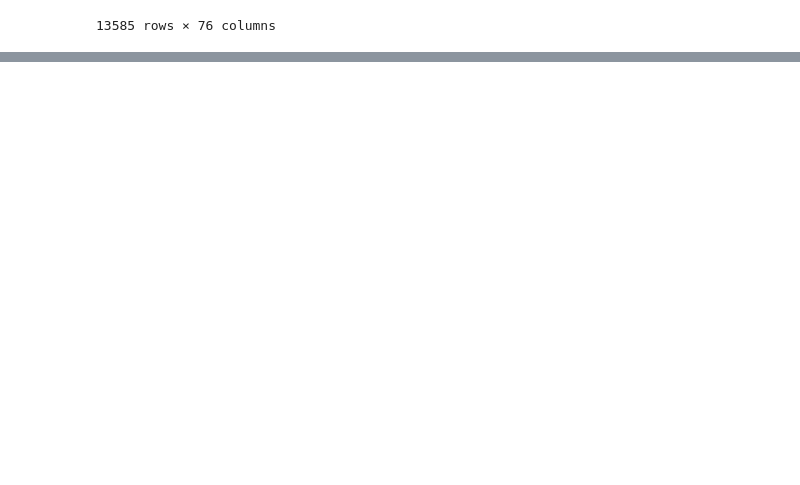
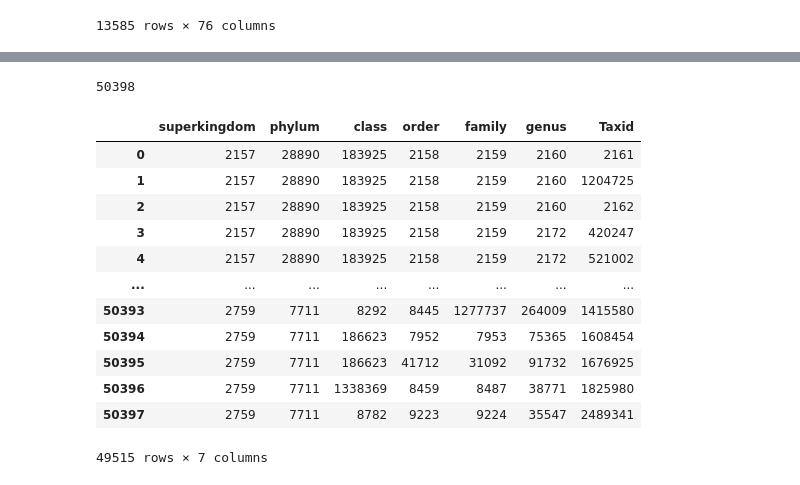
Before and after one commit to ngyz96/CE9010_project, a Jupyter notebook: project.ipynb, the cells around one changed output, grey strips where cells are left out. Saved outputs shown, nothing was run; the diff lists cells and outputs as text; code cells hidden in the pictures; blank space fills up the shorter version.

```diff
--- a/project.ipynb
+++ b/project.ipynb
@@ -147,0 +170,6 @@ df[df.duplicated(['Assembly'])]
+# %%
+df = df[df["Organelle"] == "genomic"] #keep genomic
+df = df[df["Assembly"].notna()] #drop NaN
+df = df.sort_values("# CDS", ascending=False).drop_duplicates("Assembly").sort_index()
+print(df.shape)
+df[df.duplicated(["Assembly"])]
@@ -147,0 +197,17 @@ df[df.duplicated(['Assembly'])]
+# %%
+from Bio import Entrez
+#entrez records has maximum length of 10000
+total_species = len(df.iloc[:, 2].unique())
+i=0
+taxid = []
+while i < total_species:
+    if i == 50000:
+        i_end = total_species
+    else:
+        i_end = i+10000
+    handle = Entrez.efetch(db="Taxonomy", id=df.iloc[:, 2].unique()[i:i_end], retmode="xml")
+    records = Entrez.read(handle)
+    taxid.append(records)
+    i+=10000
+# %% [output]
+50398
@@ -147,0 +218,34 @@ df[df.duplicated(['Assembly'])]
+# %%
+i=0
+for records in taxid:
+    for record in records:
+        tax_df.iloc[i,6] = int(record["TaxId"])
+        for tax in record["LineageEx"]:
+            if tax["Rank"] == "superkingdom":
+                tax_df.iloc[i,0] = int(tax["TaxId"])
+            elif tax["Rank"] == "phylum":
+                tax_df.iloc[i,1] = int(tax["TaxId"])
+            elif tax["Rank"] == "class":
+                tax_df.iloc[i,2] = int(tax["TaxId"])
+            elif tax["Rank"] == "order":
+                tax_df.iloc[i,3] = int(tax["TaxId"])
+            elif tax["Rank"] == "family":
+                tax_df.iloc[i,4] = int(tax["TaxId"])
+            elif tax["Rank"] == "genus":
+                tax_df.iloc[i,5] = int(tax["TaxId"])
+        i+=1
+tax_df
+# %% [output]
+|  | superkingdom | phylum | class | order | family | genus | Taxid |
+| 0 | 2157 | 28890 | 183925 | 2158 | 2159 | 2160 | 2161 |
+| 1 | 2157 | 28890 | 183925 | 2158 | 2159 | 2160 | 1204725 |
+| 2 | 2157 | 28890 | 183925 | 2158 | 2159 | 2160 | 2162 |
+| 3 | 2157 | 28890 | 183925 | 2158 | 2159 | 2172 | 420247 |
+| 4 | 2157 | 28890 | 183925 | 2158 | 2159 | 2172 | 521002 |
+| ... | ... | ... | ... | ... | ... | ... | ... |
+| 50393 | 2759 | 7711 | 8292 | 8445 | 1277737 | 264009 | 1415580 |
+| 50394 | 2759 | 7711 | 186623 | 7952 | 7953 | 75365 | 1608454 |
+| 50395 | 2759 | 7711 | 186623 | 41712 | 31092 | 91732 | 1676925 |
+| 50396 | 2759 | 7711 | 1338369 | 8459 | 8487 | 38771 | 1825980 |
+| 50397 | 2759 | 7711 | 8782 | 9223 | 9224 | 35547 | 2489341 |
+49515 rows × 7 columns
```
Also changed, not shown: parts of 17 cells of this notebook.
